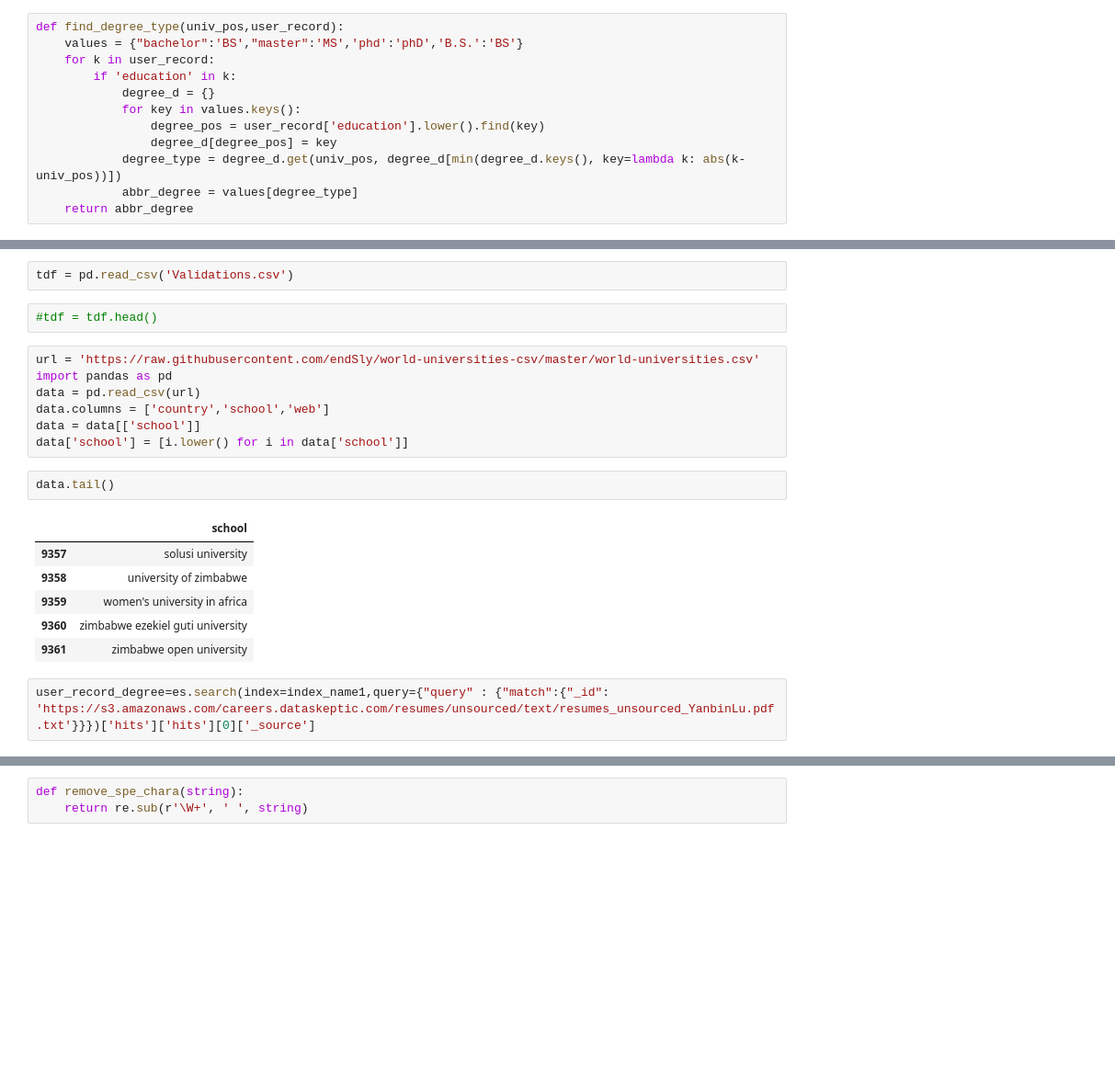
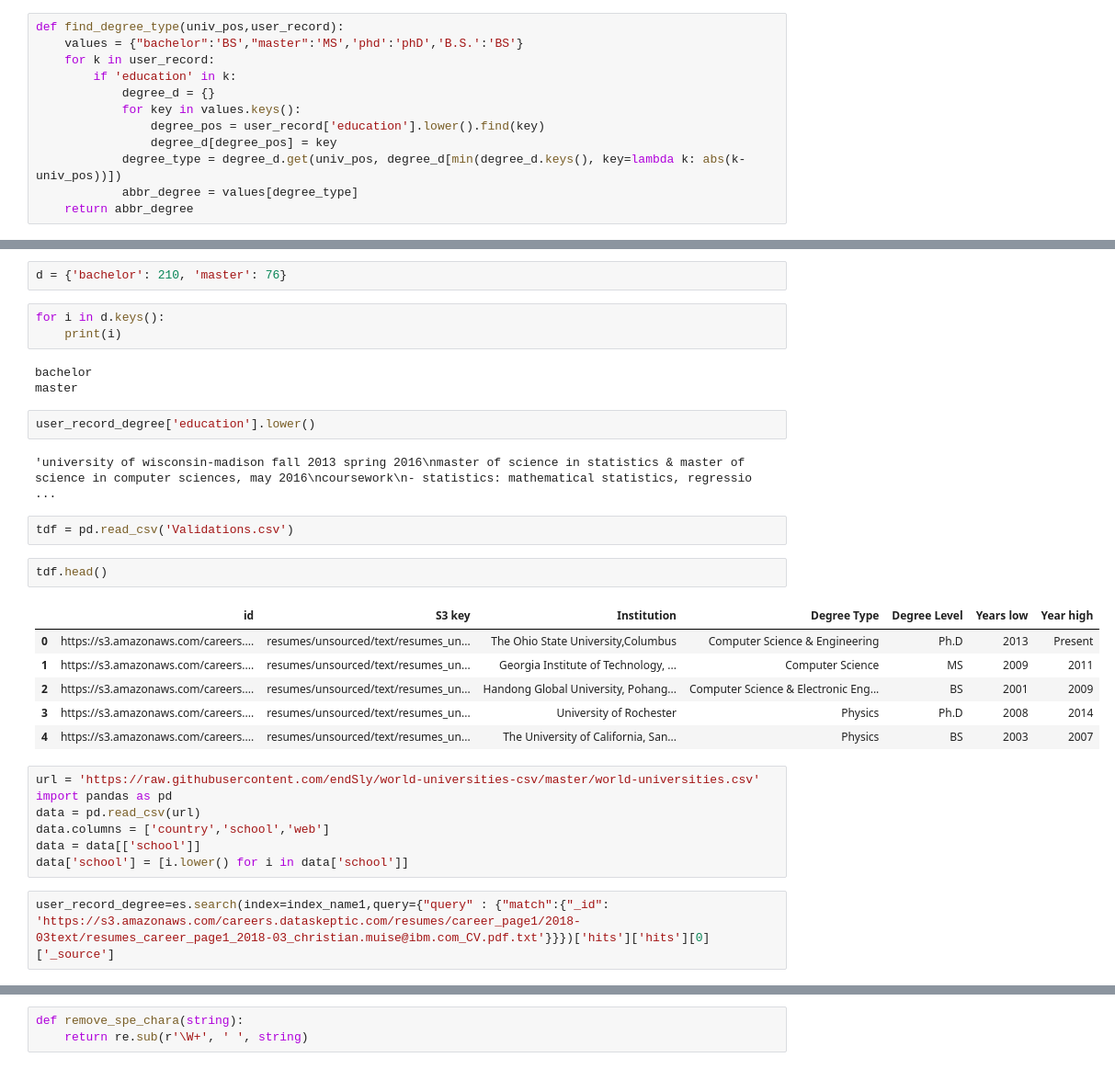
Before and after one commit to data-skeptic/dataskeptic.com, a Jupyter notebook: notebooks/resume_parser.ipynb, the cells around one changed output, grey strips where cells are left out. Shown at 92% size. Saved outputs shown, nothing was run; the diff lists cells and outputs as text; blank space fills up the shorter version.

Commit message:
resume parser

```diff
--- a/notebooks/resume_parser.ipynb
+++ b/notebooks/resume_parser.ipynb
@@ -201,7 +237,26 @@ def find_degree_type(univ_pos,user_record):
+# %%
+d = {'bachelor': 210, 'master': 76}
+# %%
+for i in d.keys():
+    print(i)
+# %% [output]
+bachelor
+master
+# %%
+user_record_degree['education'].lower()
+# %% [output]
+'university of wisconsin-madison fall 2013 spring 2016\nmaster of science in statistics & master of science in computer sciences, may 2016\ncoursework\n- statistics: mathematical statistics, regressio ...
 # %%
 tdf = pd.read_csv('Validations.csv')
-# %%
-#tdf = tdf.head()
+# %%
+tdf.head()
+# %% [output]
+|  | id | S3 key | Institution | Degree Type | Degree Level | Years low | Year high |
+| 0 | https://s3.amazonaws.com/careers.... | resumes/unsourced/text/resumes_un... | The Ohio State University,Columbus | Computer Science & Engineering | Ph.D | 2013 | Present |
+| 1 | https://s3.amazonaws.com/careers.... | resumes/unsourced/text/resumes_un... | Georgia Institute of Technology, ... | Computer Science | MS | 2009 | 2011 |
+| 2 | https://s3.amazonaws.com/careers.... | resumes/unsourced/text/resumes_un... | Handong Global University, Pohang... | Computer Science & Electronic Eng... | BS | 2001 | 2009 |
+| 3 | https://s3.amazonaws.com/careers.... | resumes/unsourced/text/resumes_un... | University of Rochester | Physics | Ph.D | 2008 | 2014 |
+| 4 | https://s3.amazonaws.com/careers.... | resumes/unsourced/text/resumes_un... | The University of California, San... | Physics | BS | 2003 | 2007 |
 # %%
 url = 'https://raw.githubusercontent.com/endSly/world-universities-csv/master/world-universities.csv'
 import pandas as pd
@@ -209,17 +264,8 @@ data = pd.read_csv(url)
 data.columns = ['country','school','web']
 data = data[['school']]
 data['school'] = [i.lower() for i in data['school']]
-# %%
-data.tail()
-# %% [output]
-|  | school |
-| 9357 | solusi university |
-| 9358 | university of zimbabwe |
-| 9359 | women's university in africa |
-| 9360 | zimbabwe ezekiel guti university |
-| 9361 | zimbabwe open university |
 # %%
-user_record_degree=es.search(index=index_name1,query={"query" : {"match":{"_id": 'https://s3.amazonaws.com/careers.dataskeptic.com/resumes/unsourced/text/resumes_unsourced_YanbinLu.pdf.txt'}}})['hits']['hits'][0]['_source']
+user_record_degree=es.search(index=index_name1,query={"query" : {"match":{"_id": 'https://s3.amazonaws.com/careers.dataskeptic.com/resumes/career_page1/2018-03text/resumes_career_page1_2018-03_christian.muise@ibm.com_CV.pdf.txt'}}})['hits']['hits'][0]['_source']
 # %%
 def get_school_name(user_record_degree):
     content1 = user_record_degree['education'].lower()
```
Also changed, not shown: parts of 30 cells of this notebook, 2 other files.
